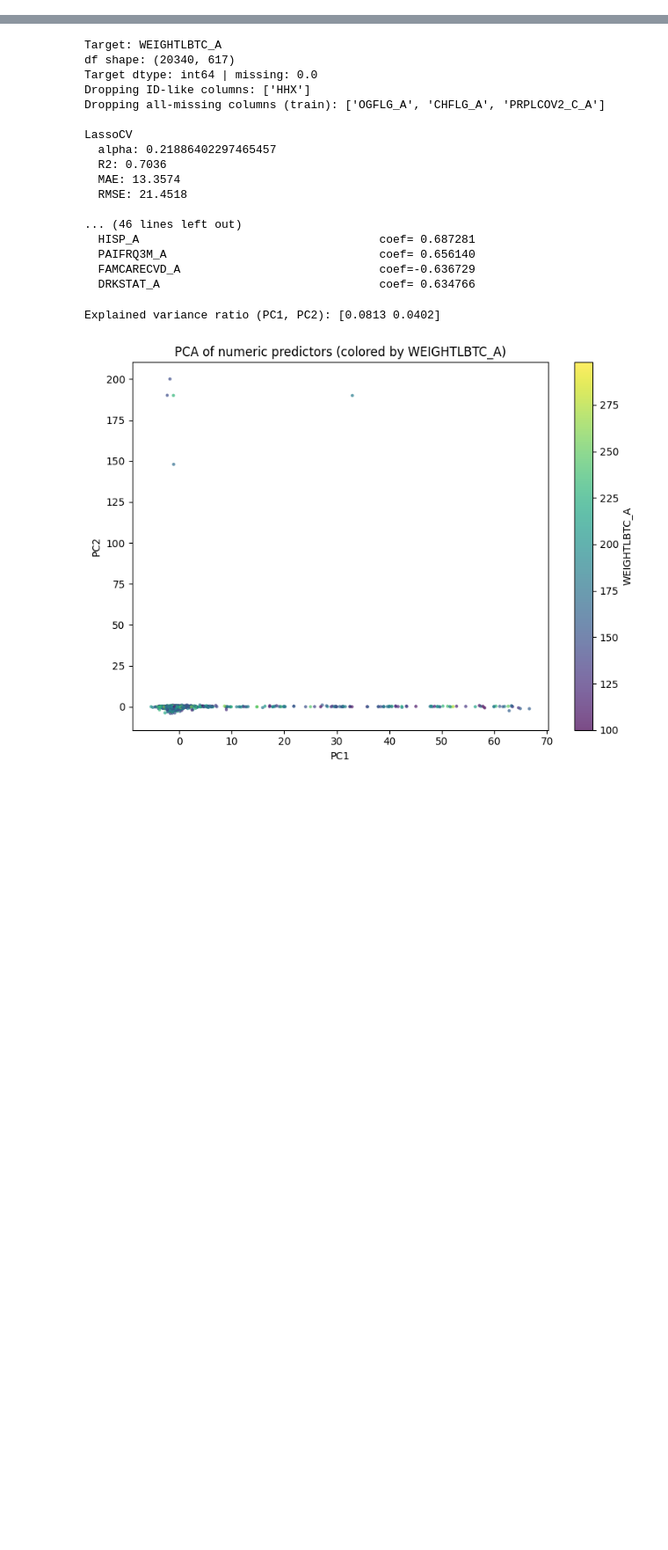
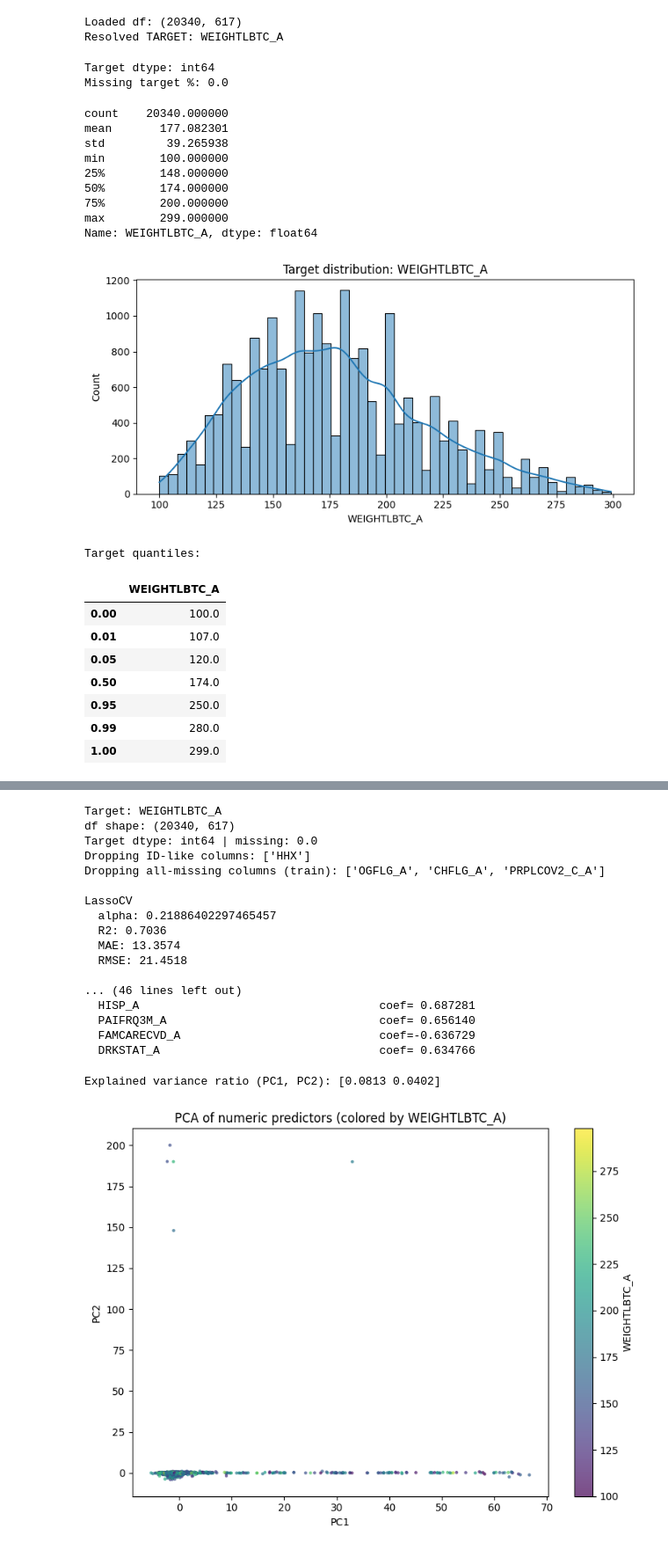
Before and after one commit to McJack3d/ML-Assignement, a Jupyter notebook: MLassignement.ipynb, the cells around one changed output, grey strips where cells are left out. Shown at 88% size. Saved outputs shown, nothing was run; the diff lists cells and outputs as text; code cells hidden in the pictures; blank space fills up the shorter version.

```diff
--- a/MLassignement.ipynb
+++ b/MLassignement.ipynb
@@ -25,0 +10,73 @@ print(df.head())
+# %%
+# ---- Config: dataset path + target column ----
+from pathlib import Path
+import pandas as pd
+import numpy as np
+import matplotlib.pyplot as plt
+import seaborn as sns
+
+DATA_PATH = Path("/Users/alexandrebredillot/Documents/GitHub/ML-Assignement/training_dataset.xlsx")
+TARGET_REQUESTED = "WEIGHTLBTC_A"  # assignment target
+METADATA_SHEET = "variable names"
+
+# Re-load df defensively (keeps this section runnable even if earlier cells change)
+df = pd.read_excel(DATA_PATH)
+print("Loaded df:", df.shape)
+
+# Target resolution (exact, case-insensitive, and fallback suggestions)
+_lowered = {c.lower(): c for c in df.columns}
+if TARGET_REQUESTED in df.columns:
+    TARGET = TARGET_REQUESTED
+elif TARGET_REQUESTED.lower() in _lowered:
+    TARGET = _lowered[TARGET_REQUESTED.lower()]
+else:
+    # fallback: find weight-like columns
+    weight_like = [c for c in df.columns if any(k in c.lower() for k in ["weight", "wgt", "lb"])]
+    raise ValueError(f"Target {TARGET_REQUESTED!r} not found. Weight-like candidates: {weight_like[:30]}")
+
+print("Resolved TARGET:", TARGET)
+# %% [output]
+Loaded df: (20340, 617)
+Resolved TARGET: WEIGHTLBTC_A
+# %%
+# ---- 2.1 Understand the target ----
+y = df[TARGET]
+print("Target dtype:", y.dtype)
+print("Missing target %:", round(float(y.isna().mean()) * 100, 2))
+
+display(y.describe(include="all"))
+
+# Distribution (drop NaNs for plotting)
+plt.figure(figsize=(8, 4))
+sns.histplot(y.dropna(), bins=50, kde=True)
+plt.title(f"Target distribution: {TARGET}")
+plt.xlabel(TARGET)
+plt.tight_layout()
+plt.show()
+
+# Simple outlier view (robust quantiles)
+qs = y.dropna().quantile([0.0, 0.01, 0.05, 0.5, 0.95, 0.99, 1.0])
+print("Target quantiles:")
+display(qs.to_frame(name=TARGET))
+# %% [output]
+Target dtype: int64
+Missing target %: 0.0
+count    20340.000000
+mean       177.082301
+std         39.265938
+min        100.000000
+25%        148.000000
+50%        174.000000
+75%        200.000000
+max        299.000000
+Name: WEIGHTLBTC_A, dtype: float64
+[figure, added]
+Target quantiles:
+|  | WEIGHTLBTC_A |
+| 0.00 | 100.0 |
+| 0.01 | 107.0 |
+| 0.05 | 120.0 |
+| 0.50 | 174.0 |
+| 0.95 | 250.0 |
+| 0.99 | 280.0 |
+| 1.00 | 299.0 |
```
Also changed, not shown: parts of 15 cells of this notebook, 1 other file.
